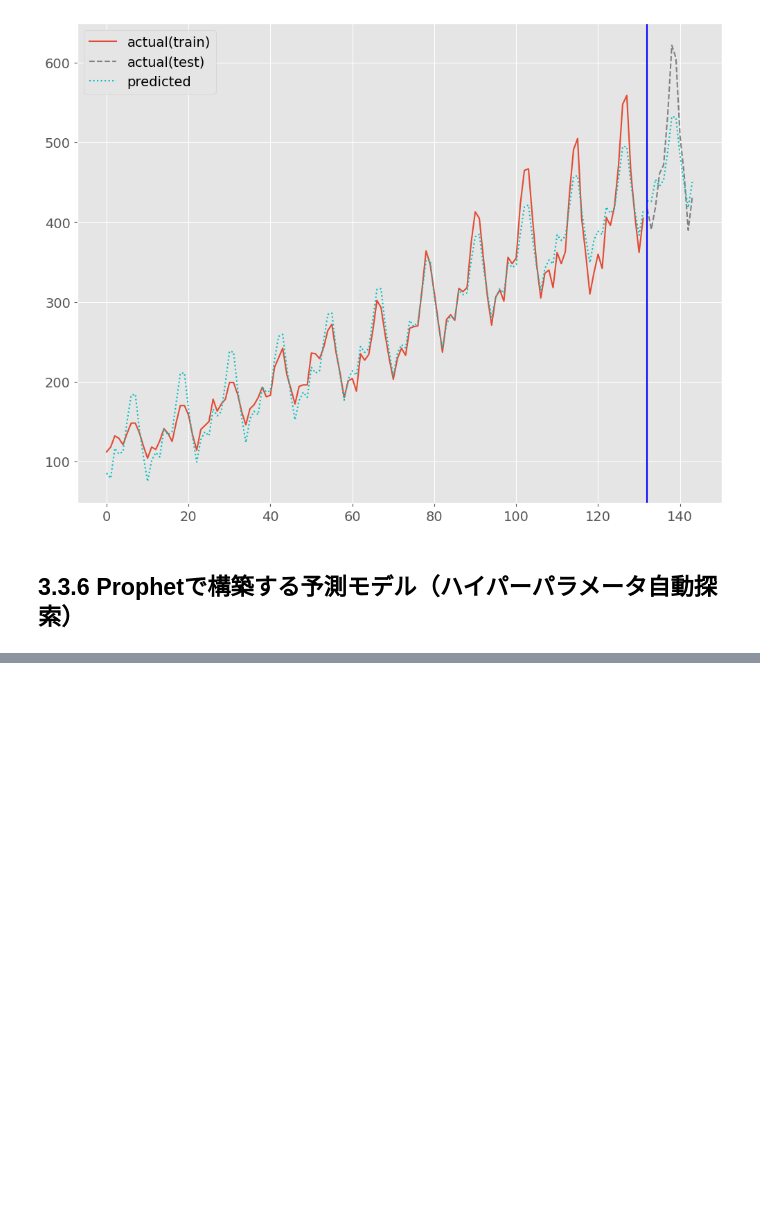
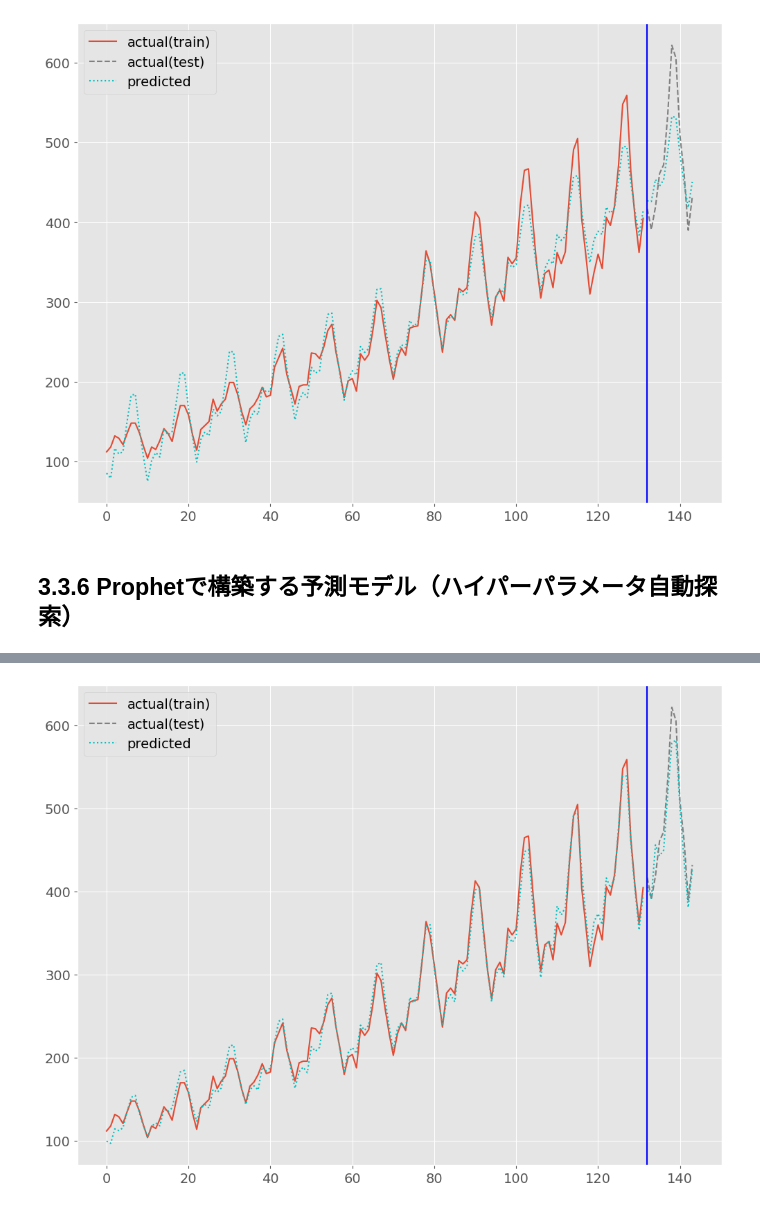
Before and after one commit to marumarukun/my_study, a Jupyter notebook: Pythonによる時系列分析/chapter3/notebook/chap3_3_arima&prophet.ipynb, the cells around one changed output, grey strips where cells are left out. Cells and saved outputs as stored; diff of their text form; code cells hidden in the pictures; blank space fills up the shorter version.

```diff
--- a/Pythonによる時系列分析/chapter3/notebook/chap3_3.ipynb
+++ b/Pythonによる時系列分析/chapter3/notebook/chap3_3_arima&prophet.ipynb
@@ -476,0 +636,4 @@ plt.show()
+# %%
+# インスタンスの生成，学習
+m = Prophet(**study.best_params)
+m.fit(train)
@@ -476,0 +644,16 @@ plt.show()
+# %%
+# 予測モデルのテスト
+
+# 予測（学習データ期間＋テストデータ期間）
+# df_future = m.make_future_dataframe(
+#     periods=12,
+#     freq='M')
+df_future = df.drop(columns='y')
+df_pred = m.predict(df_future)
+
+# 元のデータに予測値を追加
+df['predicted'] = df_pred['yhat']
+
+# 予測値の格納
+train_pred = df['predicted'].iloc[:-12]
+test_pred = df['predicted'].iloc[-12:]
@@ -476,0 +679,51 @@ plt.show()
+# %%
+# グラフ表示
+
+fig, ax = plt.subplots()
+
+# 実測値の描写
+## 学習データ
+ax.plot(
+    train.index,
+    train['y'],
+    linestyle='-',
+    label='actual(train)'
+)
+
+## テストデータ
+ax.plot(
+    test.index,
+    test['y'],
+    linestyle='--',
+    label='actual(test)',
+    color='gray'
+)
+
+# 予測値の描写
+## 学習データ
+ax.plot(
+    train.index,
+    train_pred,
+    linestyle=':',
+    color='c'
+)
+
+## テストデータ
+ax.plot(
+    test.index,
+    test_pred,
+    linestyle=':',
+    label='predicted',
+    color='c'
+)
+
+# 学習データとテステータの間の縦線の描写
+ax.axvline(
+    test.index[0],
+    color='blue'
+)
+
+ax.legend()
+plt.show()
+# %% [output]
+[figure, added]
```
Also changed, not shown: parts of 13 cells of this notebook, 7 other files.
